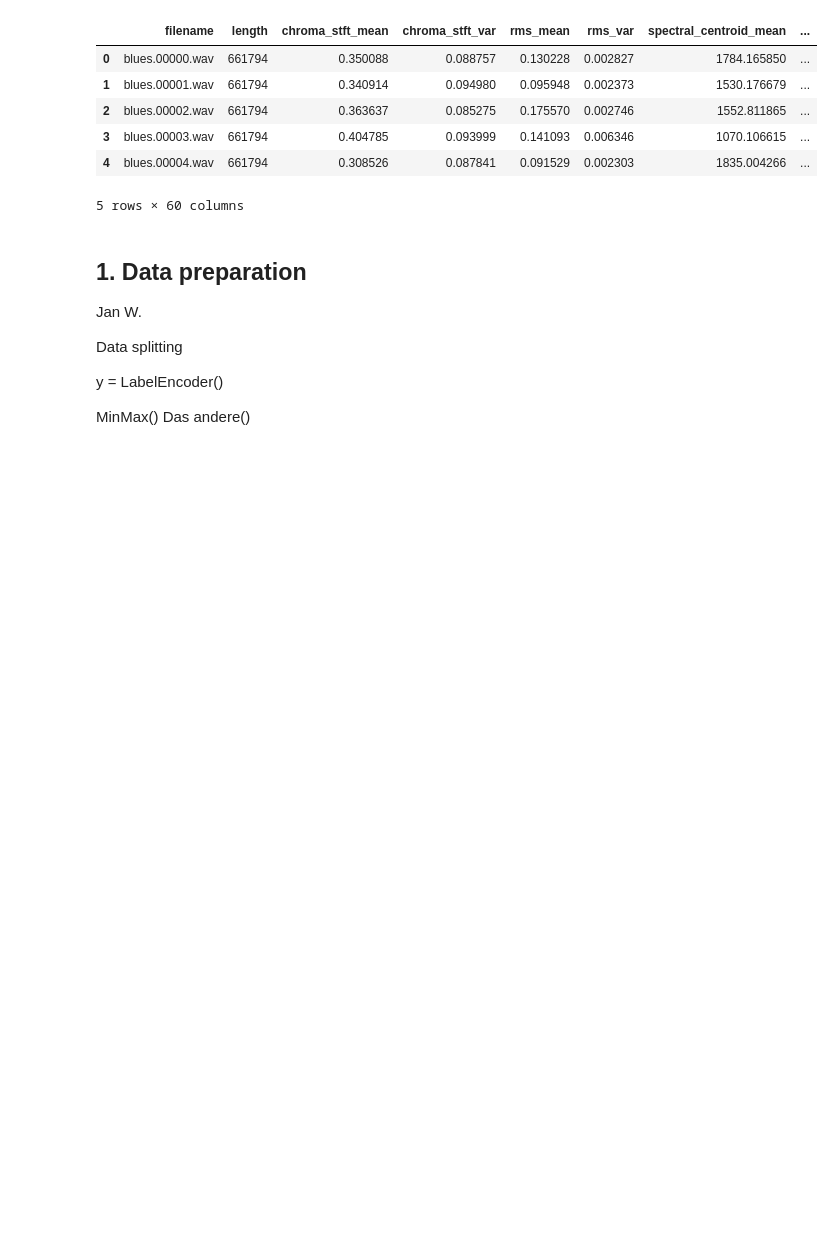
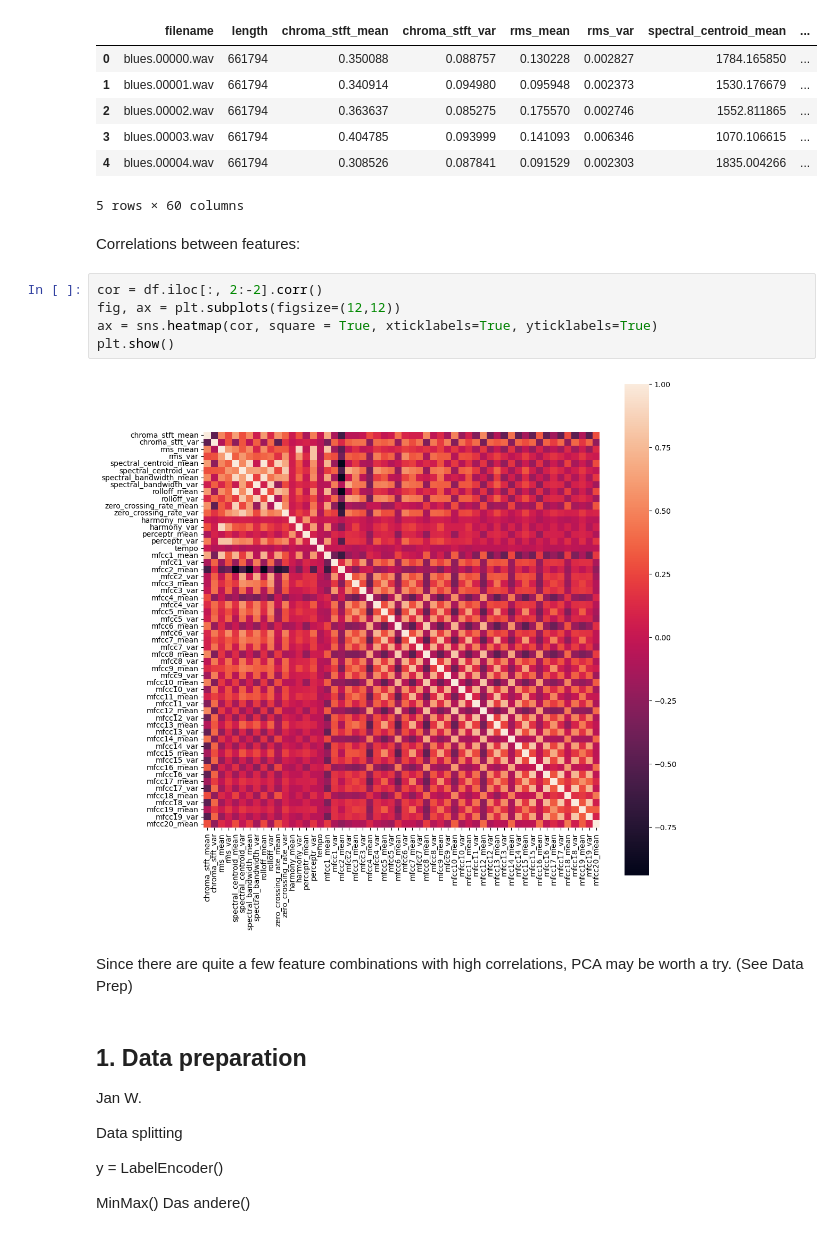
Before and after one commit to Spyri/ML_project, a Jupyter notebook: ML_project.ipynb, the cells around one changed output. Saved outputs shown, nothing was run; the diff lists cells and outputs as text; blank space fills up the shorter version.

Commit message:
Added feature correlation heatmap and analysis for possible PCA

```diff
--- a/ML_project.ipynb
+++ b/ML_project.ipynb
@@ -47,6 +52,17 @@ df.head()
 | 3 | blues.00003.wav | 661794 | 0.404785 | 0.093999 | 0.141093 | 0.006346 | 1070.106615 | ... |
 | 4 | blues.00004.wav | 661794 | 0.308526 | 0.087841 | 0.091529 | 0.002303 | 1835.004266 | ... |
 5 rows × 60 columns
+# %% [markdown]
+Correlations between features:
+# %%
+cor = df.iloc[:, 2:-2].corr()
+fig, ax = plt.subplots(figsize=(12,12))
+ax = sns.heatmap(cor, square = True, xticklabels=True, yticklabels=True)
+plt.show()
+# %% [output]
+[figure, added]
+# %% [markdown]
+Since there are quite a few feature combinations with high correlations, PCA may be worth a try. (See Data Prep)
 # %% [markdown]
 ## 1. Data preparation
 Jan W.
```
Also changed, not shown: parts of 13 cells of this notebook.
